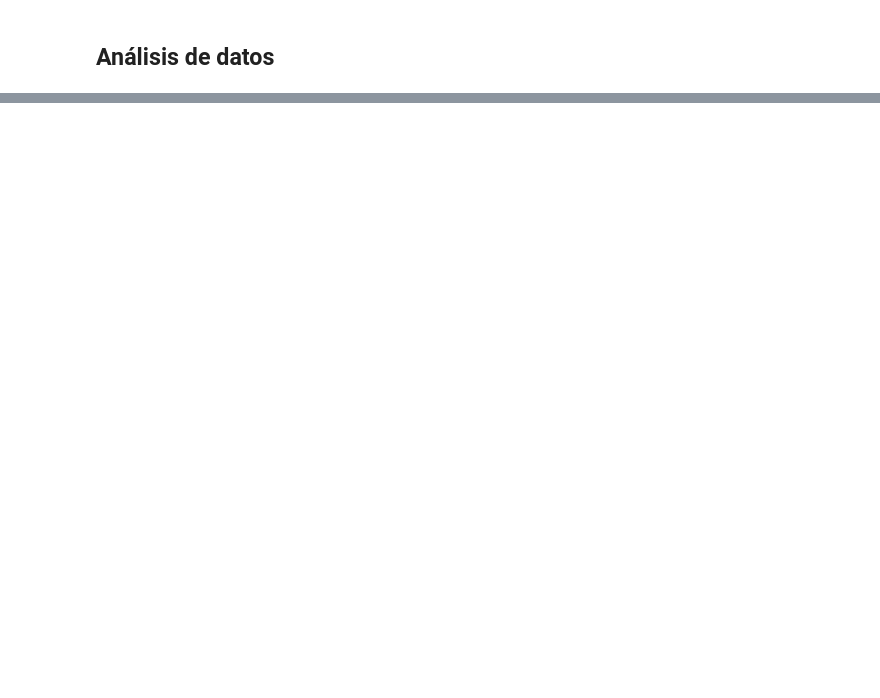
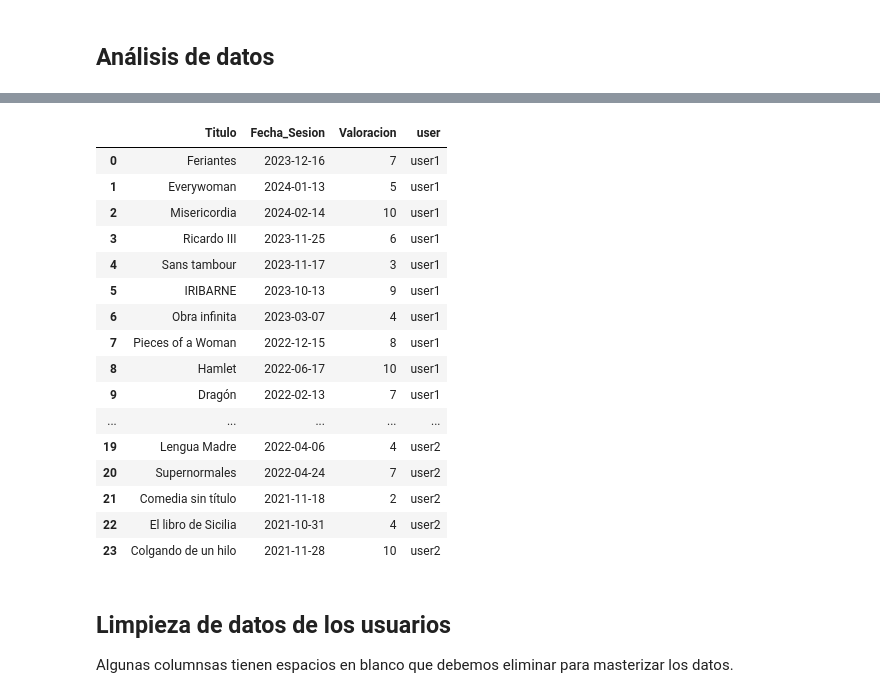
Before and after one commit to jesuslln/dav_project, a Jupyter notebook: Datos/Tratamiento de datos.ipynb, the cells around one changed output, grey strips where cells are left out. Cells and saved outputs as stored; diff of their text form; code cells hidden in the pictures; blank space fills up the shorter version.

```diff
--- a/Datos/Tratamiento de datos.ipynb
+++ b/Datos/Tratamiento de datos.ipynb
@@ -180,0 +389,24 @@ np.random.normal(1500, 9.7, n_m)
+# %%
+data_users
+# %% [output]
+|  | Titulo | Fecha_Sesion | Valoracion | user |
+| 0 | Feriantes | 2023-12-16 | 7 | user1 |
+| 1 | Everywoman | 2024-01-13 | 5 | user1 |
+| 2 | Misericordia | 2024-02-14 | 10 | user1 |
+| 3 | Ricardo III | 2023-11-25 | 6 | user1 |
+| 4 | Sans tambour | 2023-11-17 | 3 | user1 |
+| 5 | IRIBARNE | 2023-10-13 | 9 | user1 |
+| 6 | Obra infinita | 2023-03-07 | 4 | user1 |
+| 7 | Pieces of a Woman | 2022-12-15 | 8 | user1 |
+| 8 | Hamlet | 2022-06-17 | 10 | user1 |
+| 9 | Dragón | 2022-02-13 | 7 | user1 |
+| ... | ... | ... | ... | ... |
+| 19 | Lengua Madre | 2022-04-06 | 4 | user2 |
+| 20 | Supernormales | 2022-04-24 | 7 | user2 |
+| 21 | Comedia sin título | 2021-11-18 | 2 | user2 |
+| 22 | El libro de Sicilia | 2021-10-31 | 4 | user2 |
+| 23 | Colgando de un hilo | 2021-11-28 | 10 | user2 |
+# %% [markdown]
+## Limpieza de datos de los usuarios
+
+Algunas columnsas tienen espacios en blanco que debemos eliminar para masterizar los datos.
```
Also changed, not shown: parts of 50 cells of this notebook, 1 other file.
